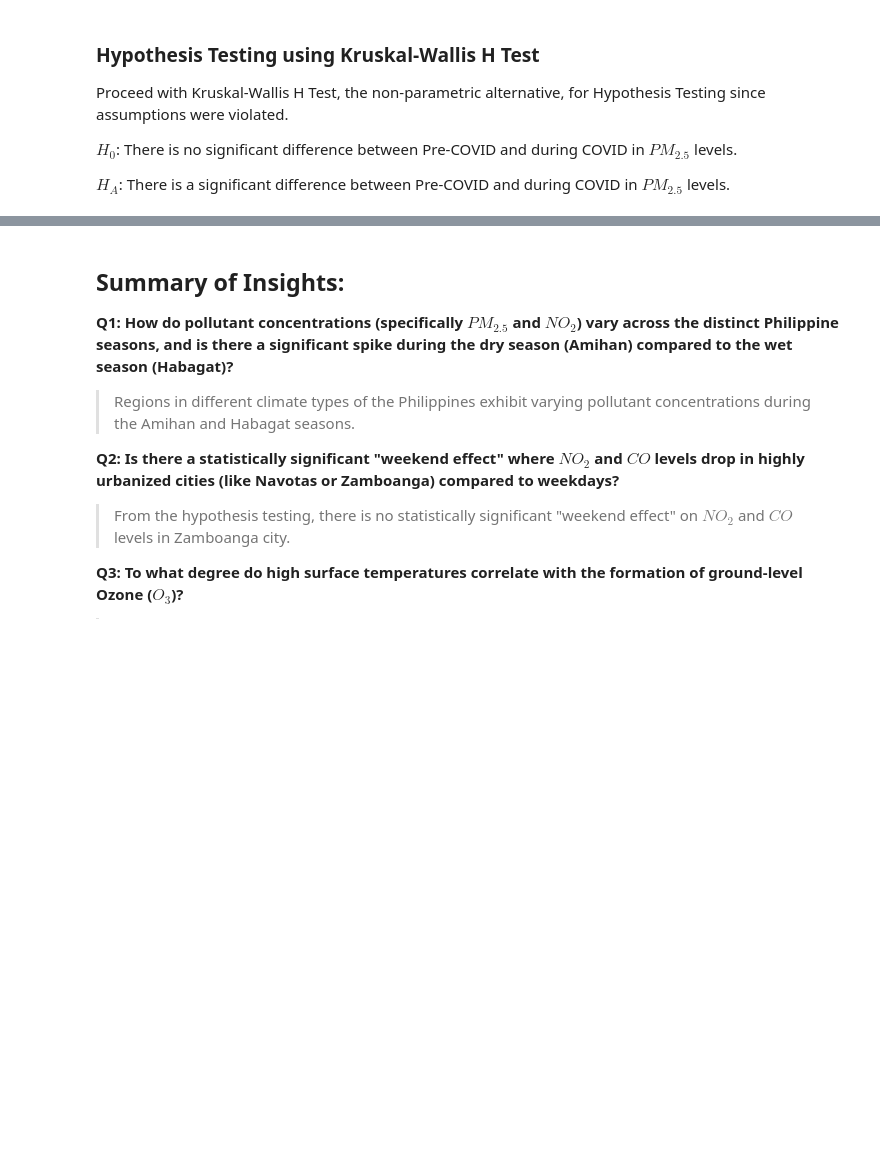
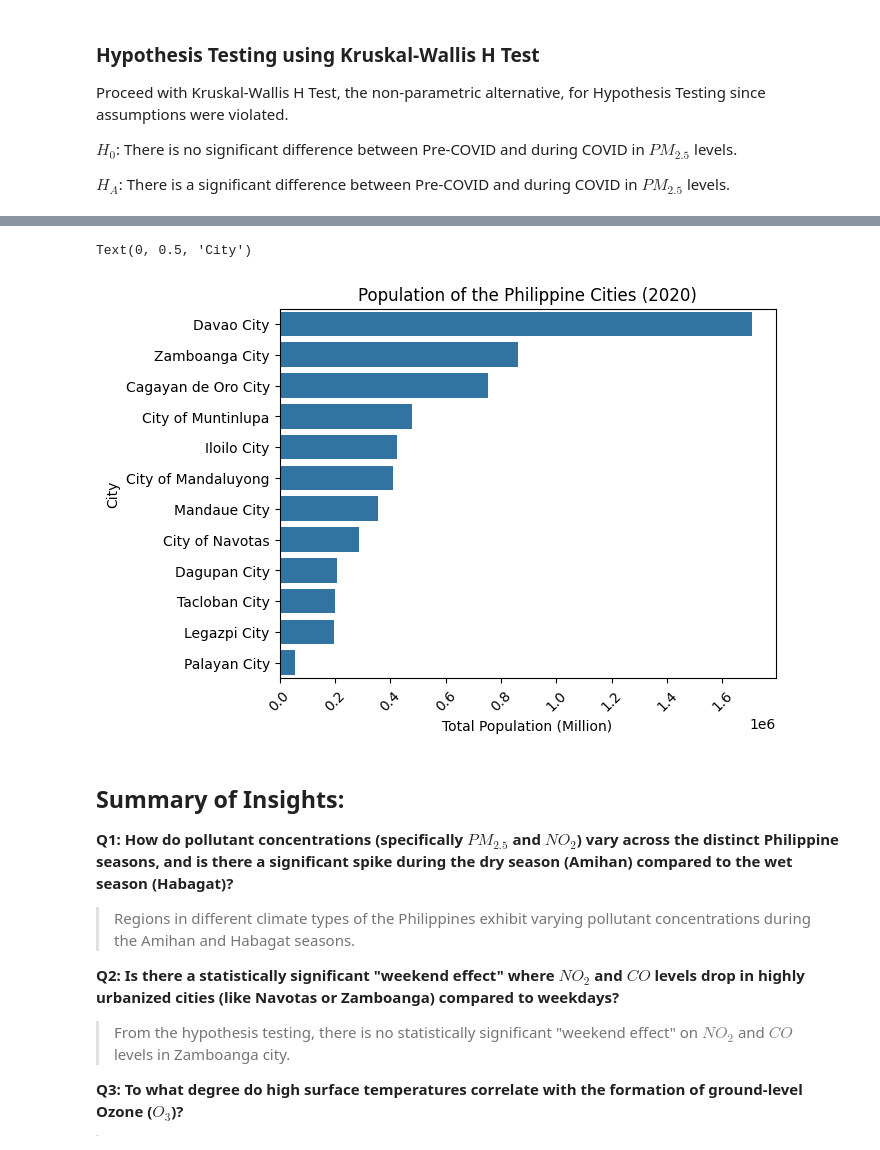
Before and after one commit to rxphaelbihag/Python-Data-Analysis-Case-Studies, a Jupyter notebook: Air Quality Philippines.ipynb, the cells around one changed output, grey strips where cells are left out. Drawn from its saved outputs; the diff is of its cells as text; code cells hidden in the pictures; blank space fills up the shorter version.

Commit message:
Kaggle Notebook | EDA: Air Quality Philippines  | Version 1

```diff
--- a/Air Quality Philippines.ipynb
+++ b/Air Quality Philippines.ipynb
@@ -656,0 +661,27 @@ Summary: The $PM_{2.5}$ concetration levels during the pandemic (2020-2022) do n
+# %%
+# Access population dataset
+population = pd.read_csv("/kaggle/input/project-cchain/worldpop_population.csv")
+population['date'] = pd.to_datetime(population['date'])
+
+# Get only 2020 population
+population = population.query('date.dt.year == 2020')[['adm4_pcode', 'pop_count_total']]
+
+# City code
+population['adm4_pcode'] = population['adm4_pcode'].str[:8]        # Slice the code to get the city code
+population.rename(columns={'adm4_pcode': 'adm3_pcode'}, inplace=True)
+
+# Aggregate to city-level
+population_total = population.groupby('adm3_pcode').agg({'pop_count_total':'sum'})
+population_total = pd.merge(population_total, location, on='adm3_pcode', how='left')
+population_total.head()
+# %%
+ax = sns.barplot(data=population_total, x="pop_count_total", y="adm3_en", orient='h',
+                order=population_total.sort_values('pop_count_total', ascending=False)['adm3_en'])
+ax.tick_params(axis='x', rotation=45)
+
+plt.title("Population of the Philippine Cities (2020)")
+plt.xlabel("Total Population (Million)")
+plt.ylabel("City")
+# %% [output]
+Text(0, 0.5, 'City')
+[figure, added]
```
Also changed, not shown: parts of 7 cells of this notebook.
